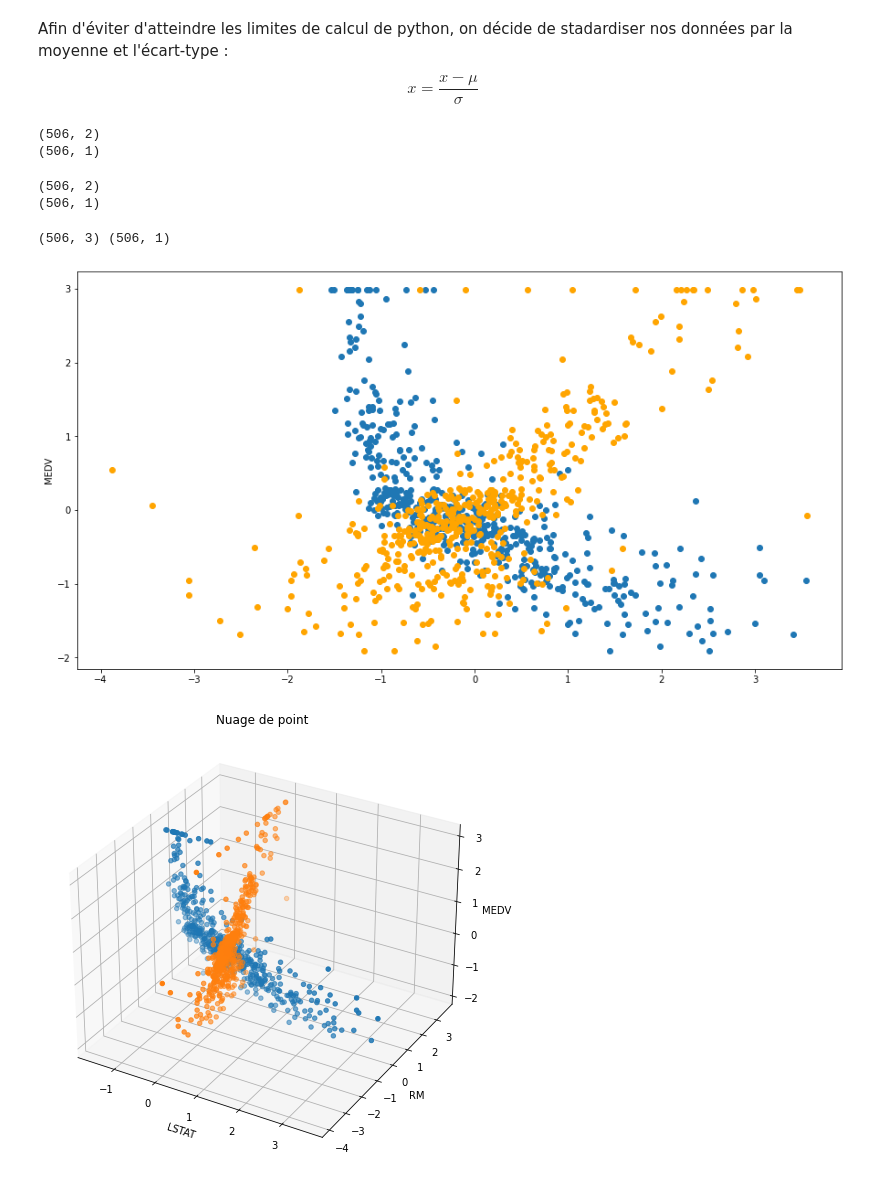
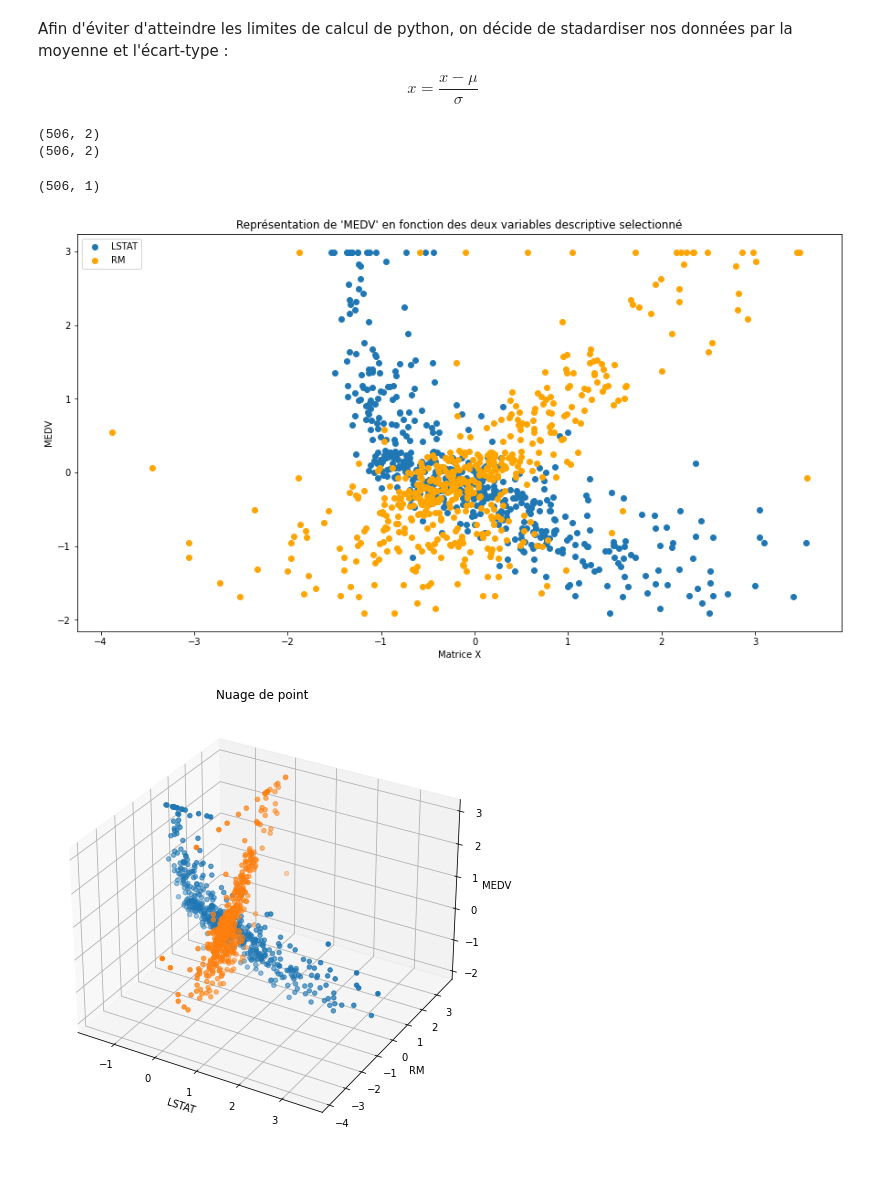
Before and after one commit to CassiaFa/Premier_modele_IA_Simplon, a Jupyter notebook: Premier_model_IA.ipynb, the cells around one changed output. Saved outputs shown, nothing was run; the diff lists cells and outputs as text; code cells hidden in the pictures.

```diff
--- a/Premier_model_IA.ipynb
+++ b/Premier_model_IA.ipynb
@@ -343,41 +360,34 @@ Afin d'éviter d'atteindre les limites de calcul de python, on décide de stadar
 mux = np.repeat(np.mean(x, axis=0).reshape(1, x.shape[1]) , len(x), axis=0)
 print(mux.shape)
 
-# Moyenne de la targer Y
-muy = np.repeat(np.mean(y, axis=0).reshape(1, y.shape[1]) , len(y), axis=0)
-print(muy.shape)
+# std des variables X
+sigmax = np.repeat(np.std(x, axis=0).reshape(1, x.shape[1]) , len(x), axis=0)
+print(sigmax.shape)
+
+# Standardisation de x
+X = (x - mux) / sigmax
+X = np.column_stack((X, np.ones(len(x))))
 # %% [output]
 (506, 2)
-(506, 1)
+(506, 2)
-# %%
-# std des variables X
-sigmax = np.repeat(np.std(x, axis=0).reshape(1, x.shape[1]) , len(x), axis=0)
-print(sigmax.shape)
-
-# std de la target Y
-sigmay = np.repeat(np.std(y, axis=0).reshape(1, y.shape[1]) , len(y), axis=0)
-print(sigmay.shape)
-# %% [output]
-(506, 2)
-(506, 1)
-# %%
-# Standardisation de x
-X = (x - mux) / sigmax
-X = np.column_stack((X, np.ones(len(x))))
-
-# Standardisation de y
-Y = (y - muy) / sigmay
-print(X.shape, Y.shape)
-# %% [output]
-(506, 3) (506, 1)
+# %%
+# Standardisation de y
+Y = (y - y.mean()) / y.std()
+print(Y.shape)
+# %% [output]
+(506, 1)
 # %%
 plt.figure(figsize=(15, 8))
-plt.scatter(X[:, 0], Y)
-plt.scatter(X[:, 1], Y, color='orange')
+plt.scatter(X[:, 0], Y, label="LSTAT")
+plt.scatter(X[:, 1], Y, color='orange', label="RM")
+plt.title("Représentation de 'MEDV' en fonction des deux variables descriptive selectionné")
 plt.ylabel("MEDV")
+plt.xlabel("Matrice X")
+plt.legend()
+plt.savefig("./Rapport/images/data_MLM.png", bbox_inches='tight') # Sauvegarde du graphique
 plt.show()
 # %% [output]
-[figure, old version]
+[figure, new version]
 # %%
 fig = plt.figure(figsize=(15, 8))
 ax = fig.add_subplot(111, projection='3d')
```
Also changed, not shown: parts of 59 cells of this notebook, 13 other files.
